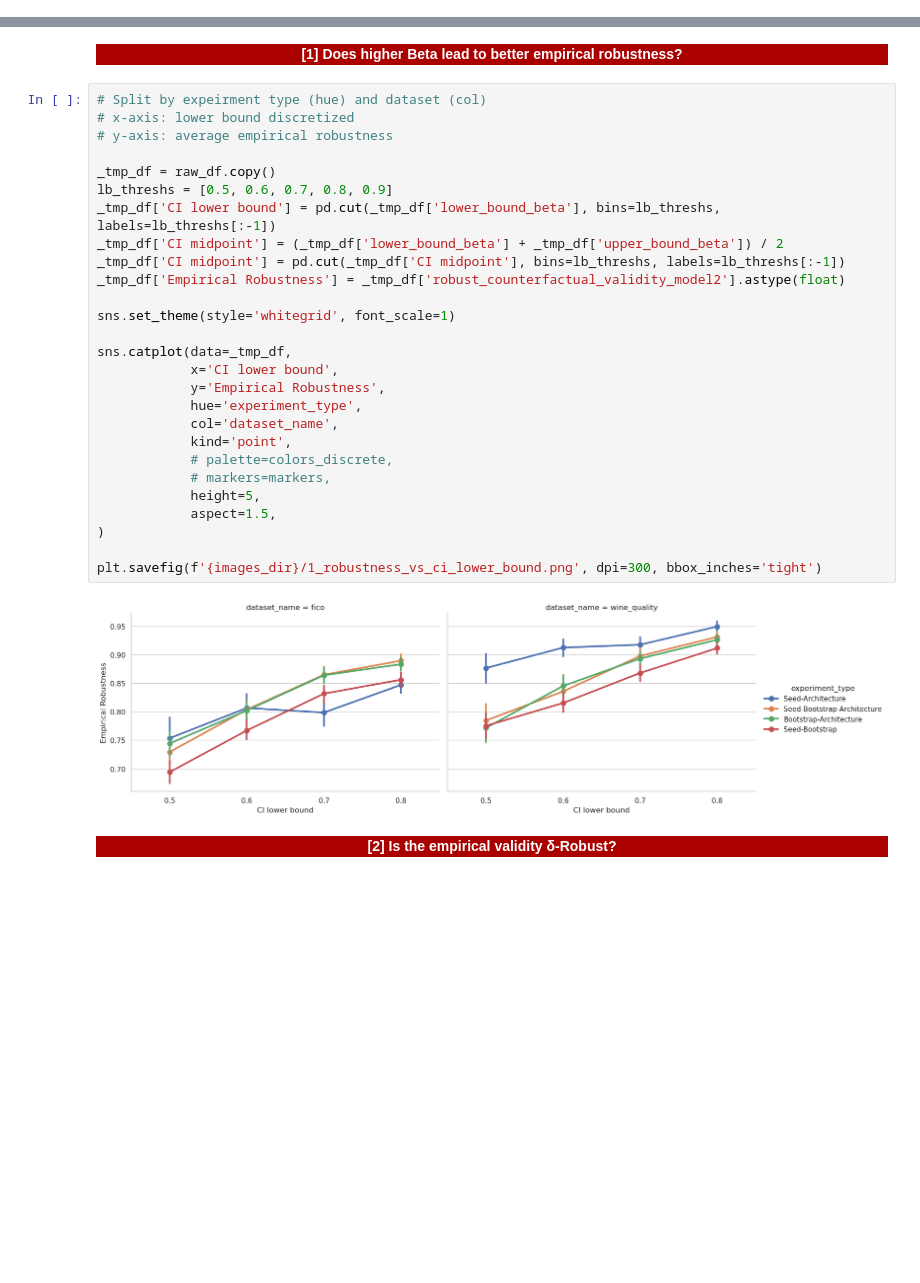
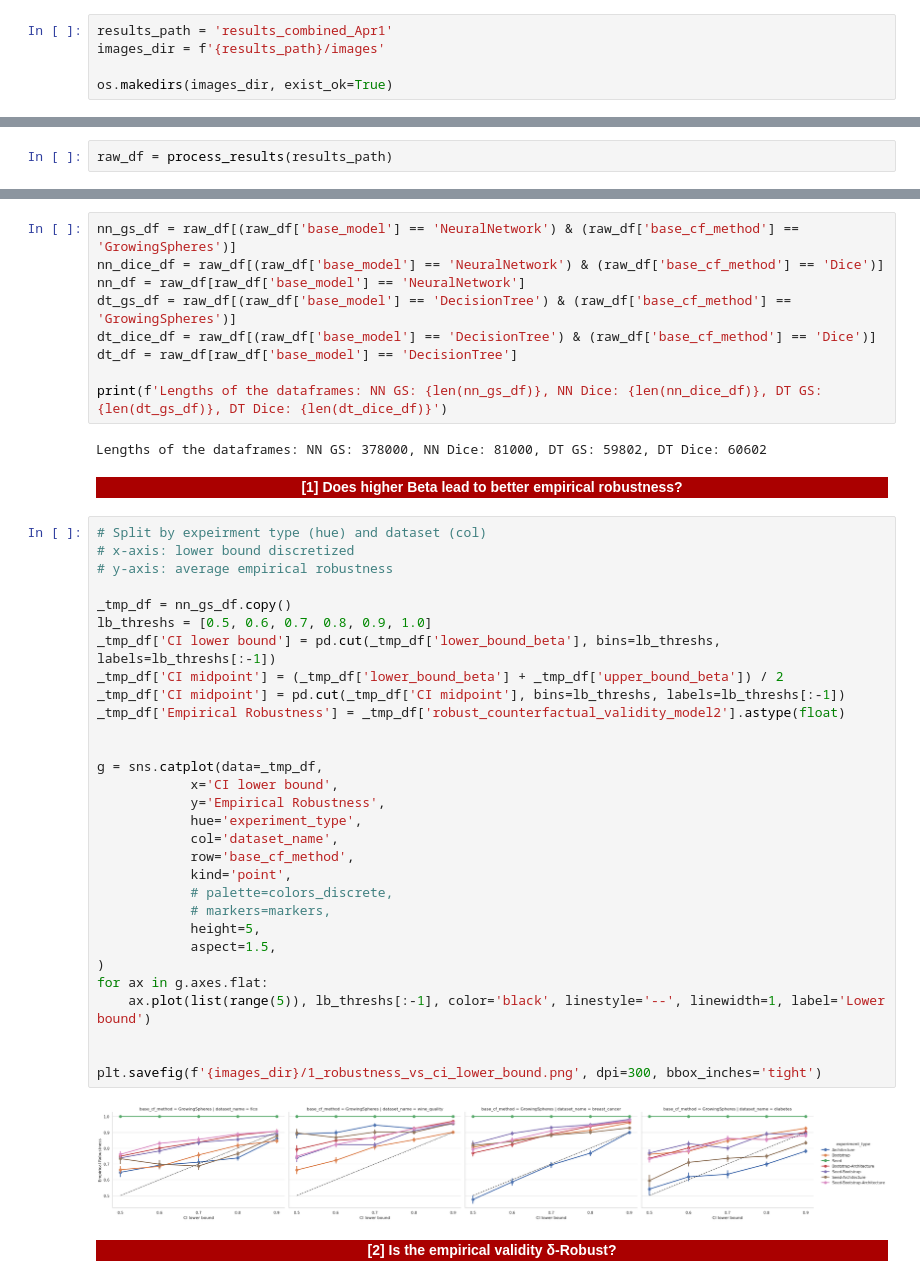
Before and after one commit to istepka/betarce, a Jupyter notebook: exp_vis.ipynb, the cells around one changed output, grey strips where cells are left out. Saved outputs shown, nothing was run; the diff lists cells and outputs as text; blank space fills up the shorter version.

Commit message:
Improve visualization

```diff
--- a/exp_vis.ipynb
+++ b/exp_vis.ipynb
@@ -81,0 +18,5 @@ Processed results_wine2__9 directory
+# %%
+results_path = 'results_combined_Apr1'
+images_dir = f'{results_path}/images'
+
+os.makedirs(images_dir, exist_ok=True)
@@ -81,0 +52,2 @@ Processed results_wine2__9 directory
+# %%
+raw_df = process_results(results_path)
@@ -159,37 +171,51 @@ Processed results_wine2__9 directory
 # raw_df['beta_beta'] = raw_df['beta_beta'].astype(int)
 
 # raw_df['beta_alpha'].value_counts()
+# %%
+nn_gs_df = raw_df[(raw_df['base_model'] == 'NeuralNetwork') & (raw_df['base_cf_method'] == 'GrowingSpheres')]
+nn_dice_df = raw_df[(raw_df['base_model'] == 'NeuralNetwork') & (raw_df['base_cf_method'] == 'Dice')]
+nn_df = raw_df[raw_df['base_model'] == 'NeuralNetwork']
+dt_gs_df = raw_df[(raw_df['base_model'] == 'DecisionTree') & (raw_df['base_cf_method'] == 'GrowingSpheres')]
+dt_dice_df = raw_df[(raw_df['base_model'] == 'DecisionTree') & (raw_df['base_cf_method'] == 'Dice')]
+dt_df = raw_df[raw_df['base_model'] == 'DecisionTree']
+
+print(f'Lengths of the dataframes: NN GS: {len(nn_gs_df)}, NN Dice: {len(nn_dice_df)}, DT GS: {len(dt_gs_df)}, DT Dice: {len(dt_dice_df)}')
+# %% [output]
+Lengths of the dataframes: NN GS: 378000, NN Dice: 81000, DT GS: 59802, DT Dice: 60602
 # %% [markdown]
 <div style="background-color: #AA0000; color: white; text-align: center; font-weight: bold">[1] Does higher Beta lead to better empirical robustness?</div>
 # %%
 # Split by expeirment type (hue) and dataset (col)
 # x-axis: lower bound discretized
 # y-axis: average empirical robustness
 
-_tmp_df = raw_df.copy()
-lb_threshs = [0.5, 0.6, 0.7, 0.8, 0.9]
+_tmp_df = nn_gs_df.copy()
+lb_threshs = [0.5, 0.6, 0.7, 0.8, 0.9, 1.0]
 _tmp_df['CI lower bound'] = pd.cut(_tmp_df['lower_bound_beta'], bins=lb_threshs, labels=lb_threshs[:-1])
 _tmp_df['CI midpoint'] = (_tmp_df['lower_bound_beta'] + _tmp_df['upper_bound_beta']) / 2
 _tmp_df['CI midpoint'] = pd.cut(_tmp_df['CI midpoint'], bins=lb_threshs, labels=lb_threshs[:-1])
 _tmp_df['Empirical Robustness'] = _tmp_df['robust_counterfactual_validity_model2'].astype(float)
 
-sns.set_theme(style='whitegrid', font_scale=1)
 
-sns.catplot(data=_tmp_df,
+g = sns.catplot(data=_tmp_df,
             x='CI lower bound',
             y='Empirical Robustness',
             hue='experiment_type',
             col='dataset_name',
+            row='base_cf_method',
             kind='point',
             # palette=colors_discrete,
             # markers=markers,
             height=5,
             aspect=1.5,
 )
+for ax in g.axes.flat:
+    ax.plot(list(range(5)), lb_threshs[:-1], color='black', linestyle='--', linewidth=1, label='Lower bound')
+
 
 plt.savefig(f'{images_dir}/1_robustness_vs_ci_lower_bound.png', dpi=300, bbox_inches='tight')
 # %% [output]
-[figure, old version]
+[figure, new version]
 # %% [markdown]
 <div style="background-color: #AA0000; color: white; text-align: center; font-weight: bold">[2] Is the empirical validity δ-Robust?</div>
 # %%
```
Also changed, not shown: parts of 32 cells of this notebook.
